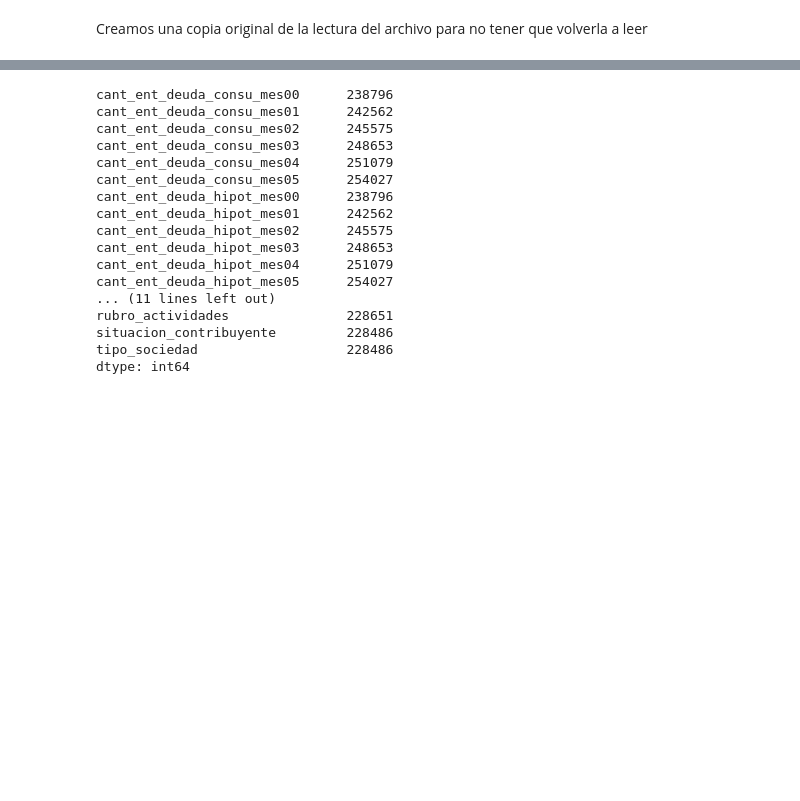
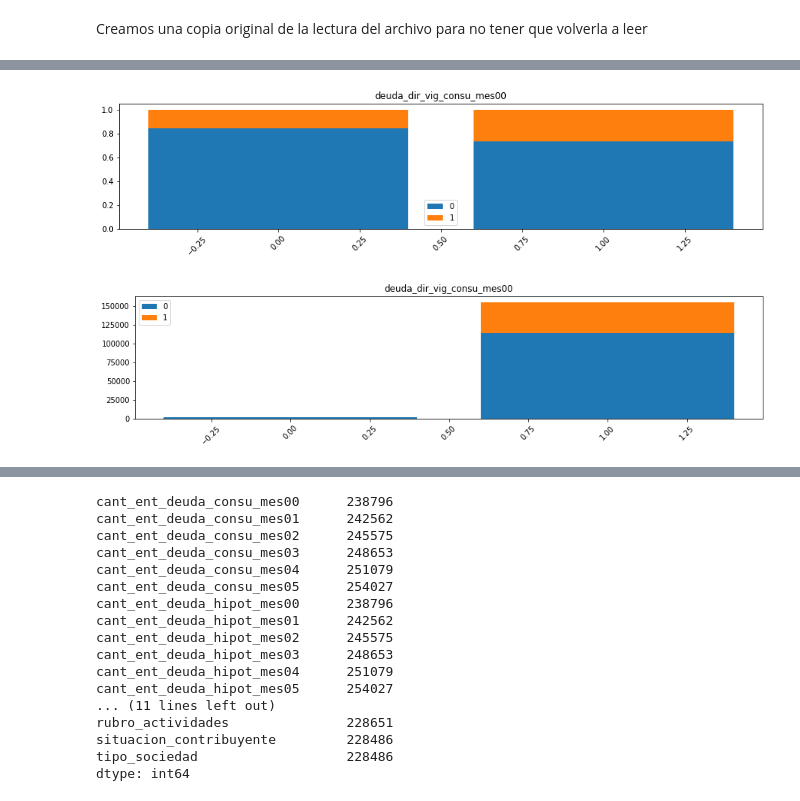
Before and after one commit to julioCasalV/competitionKaggle, a Jupyter notebook: competitionKschool.ipynb, the cells around one changed output, grey strips where cells are left out. Saved outputs shown, nothing was run; the diff lists cells and outputs as text; code cells hidden in the pictures; blank space fills up the shorter version.

```diff
--- a/competitionKschool.ipynb
+++ b/competitionKschool.ipynb
@@ -19,0 +168,11 @@ dfOrig = pd.read_csv('competitionKschool/Train.csv', sep=',', encoding='latin-1'
+# %%
+df_tmp = df[["target", 'deuda_dir_vig_consu_mes00']][df['deuda_dir_vig_consu_mes00']<50000000]
+
+df_tmp['deuda_dir_vig_consu_mes00'] = df_tmp['deuda_dir_vig_consu_mes00'].fillna(0)
+df_tmp['deuda_dir_vig_consu_mes00'] = df_tmp['deuda_dir_vig_consu_mes00'].map(lambda x: 0 if x < 15 else 1)
+#df_tmp['deuda_dir_vig_consu_mes00'] = (df_tmp['deuda_dir_vig_consu_mes00']/10).astype(int)
+printBarrasApiladas(df_tmp , "deuda_dir_vig_consu_mes00", True)
+printBarrasApiladas(df_tmp , "deuda_dir_vig_consu_mes00", False)
+# %% [output]
+[figure, added]
+[figure, added]
```
Also changed, not shown: parts of 56 cells of this notebook.
